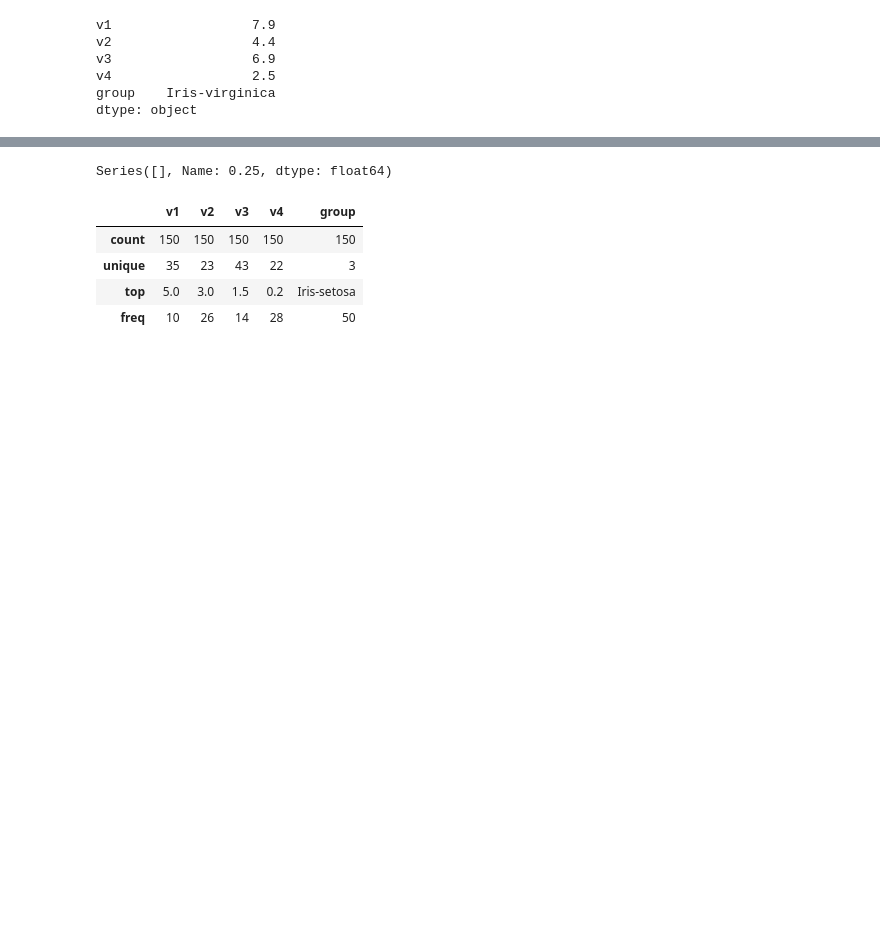
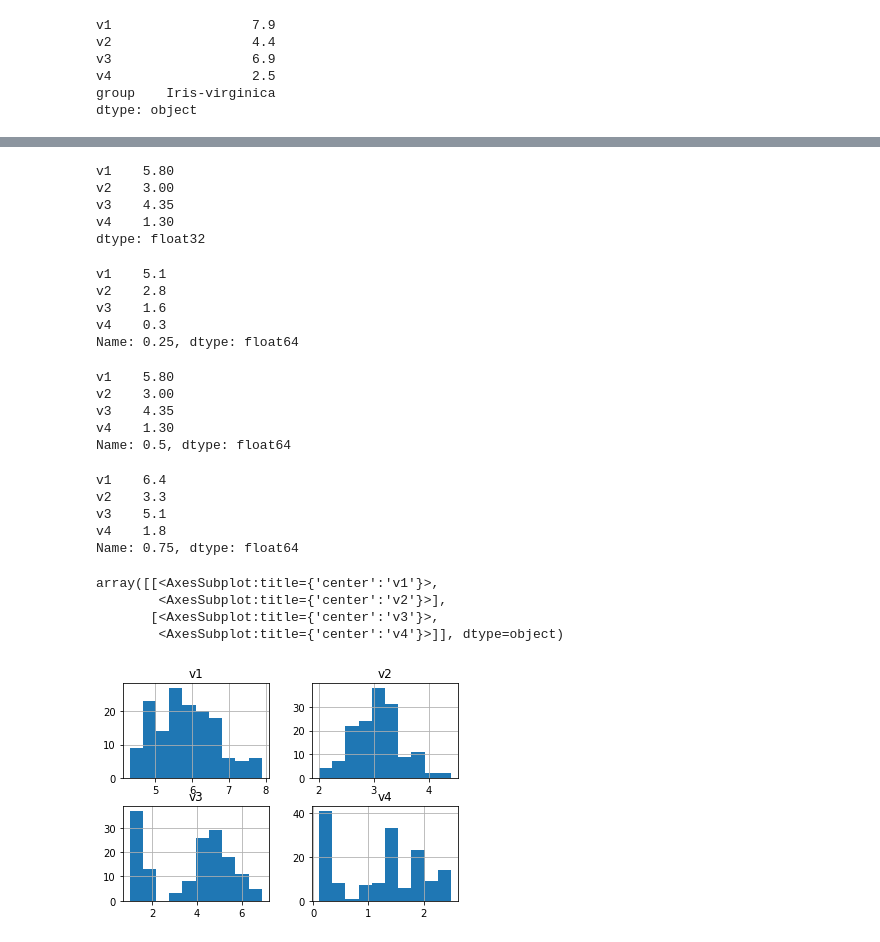
Before and after one commit to SemStepan/home_work, a Jupyter notebook: HW 2.2.2 .ipynb, the cells around one changed output, grey strips where cells are left out. Cells and saved outputs as stored; diff of their text form; code cells hidden in the pictures; blank space fills up the shorter version.

```diff
--- a/HW 2.2.2 .ipynb
+++ b/HW 2.2.2 .ipynb
@@ -125,2 +101,2 @@ plt.hist(group1['v3'])
-# %%
- data = np.genfromtxt(url, delimiter = ',',  dtype='str')
+# %%
+data1 = np.array(data)
@@ -127,2 +123,2 @@ plt.hist(group1['v3'])
 # %%
-pd_data = pd.DataFrame(data, columns =['v1','v2','v3','v4', 'group'])
+pd_data = pd.DataFrame(data1, columns =['v1','v2','v3','v4', 'group'])
@@ -181,12 +179,40 @@ Series([], dtype: float64)
+# %%
+pd_data.median()
+# %% [output]
+v1    5.80
+v2    3.00
+v3    4.35
+v4    1.30
+dtype: float32
 # %%
-pd_data.quantile(q =0.25, axis =0, numeric_only='true')
+pd_data.quantile(q =0.25)
 # %% [output]
-Series([], Name: 0.25, dtype: float64)
+v1    5.1
+v2    2.8
+v3    1.6
+v4    0.3
+Name: 0.25, dtype: float64
-# %%
-pd_data.describe()
-# %% [output]
-|  | v1 | v2 | v3 | v4 | group |
-| count | 150 | 150 | 150 | 150 | 150 |
-| unique | 35 | 23 | 43 | 22 | 3 |
-| top | 5.0 | 3.0 | 1.5 | 0.2 | Iris-setosa |
-| freq | 10 | 26 | 14 | 28 | 50 |
+# %%
+pd_data.quantile(q =0.5)
+# %% [output]
+v1    5.80
+v2    3.00
+v3    4.35
+v4    1.30
+Name: 0.5, dtype: float64
+# %%
+pd_data.quantile(q =0.75)
+# %% [output]
+v1    6.4
+v2    3.3
+v3    5.1
+v4    1.8
+Name: 0.75, dtype: float64
+# %%
+pd_data.hist()
+# %% [output]
+array([[<AxesSubplot:title={'center':'v1'}>,
+        <AxesSubplot:title={'center':'v2'}>],
+       [<AxesSubplot:title={'center':'v3'}>,
+        <AxesSubplot:title={'center':'v4'}>]], dtype=object)
+[figure, added]
```
Also changed, not shown: parts of 24 cells of this notebook.
